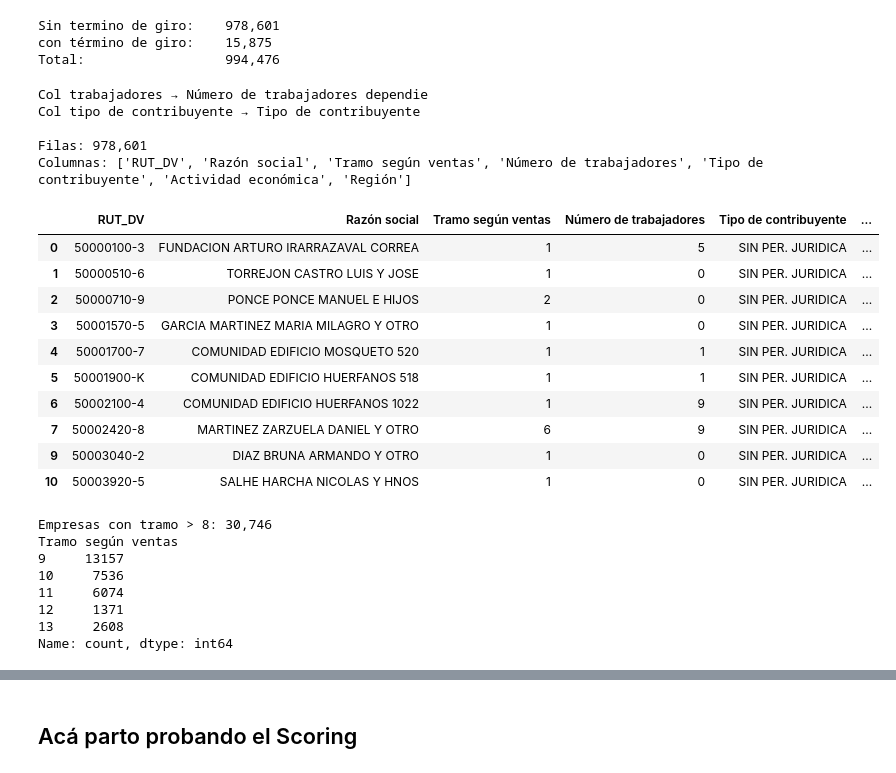
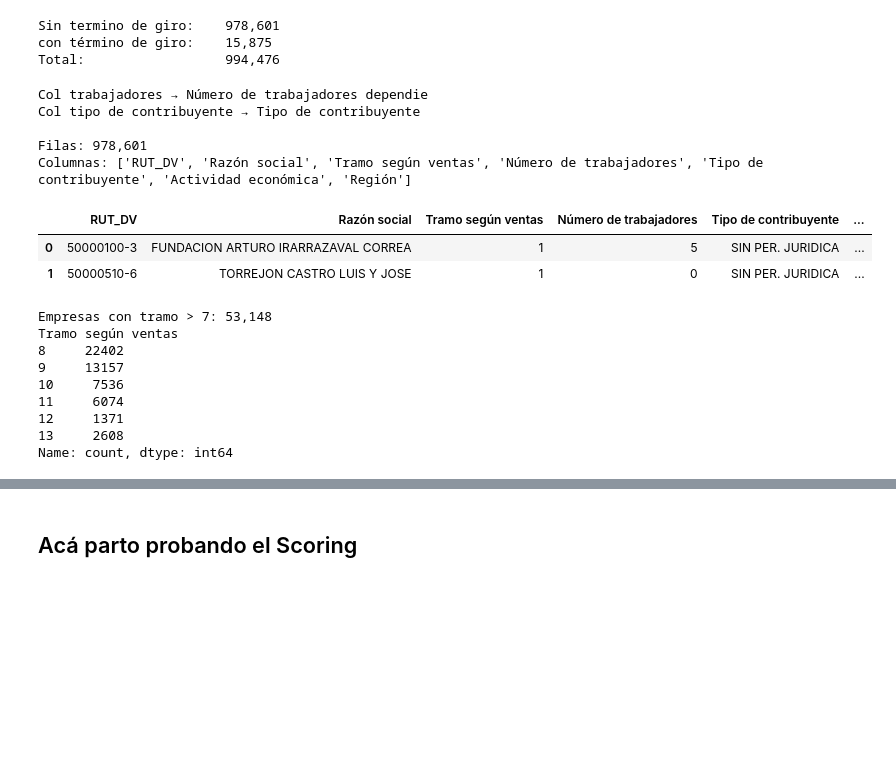
Before and after one commit to jpzepedanunez/Plutto-AutoOutbound, a Jupyter notebook: Sii folder/SII.ipynb, the cells around one changed output, grey strips where cells are left out. Saved outputs shown, nothing was run; the diff lists cells and outputs as text; code cells hidden in the pictures; blank space fills up the shorter version.

```diff
--- a/Sii folder/SII.ipynb
+++ b/Sii folder/SII.ipynb
@@ -64,53 +97,46 @@ col_tipo = next((c for c in df_funcionando.columns if "tipo" in c.lower() and "c
 
 print(f"Col trabajadores → {col_trabajadores}")
 print(f"Col tipo de contribuyente → {col_tipo}")
 
 # Columnas a mantener (en orden)
 cols_finales = ["RUT_DV", "Razón social", "Tramo según ventas", col_trabajadores, col_tipo, "Actividad económica", "Región"]
 cols_finales = [c for c in cols_finales if c is not None]  # eliminar None si no existe la columna
 
 df_final = df_funcionando[cols_finales].copy()
 
 # Renombrar para mayor claridad
 rename_map = {
     col_trabajadores: "Número de trabajadores",
 }
 if col_tipo:
     rename_map[col_tipo] = "Tipo de contribuyente"
 
 df_final = df_final.rename(columns=rename_map)
 
 print(f"\nFilas: {len(df_final):,}")
 print(f"Columnas: {list(df_final.columns)}")
-df_final.head(10)
+
+df_final.head(2)
 # %% [output]
 Col trabajadores → Número de trabajadores dependie
 Col tipo de contribuyente → Tipo de contribuyente
 
 Filas: 978,601
 Columnas: ['RUT_DV', 'Razón social', 'Tramo según ventas', 'Número de trabajadores', 'Tipo de contribuyente', 'Actividad económica', 'Región']
 |  | RUT_DV | Razón social | Tramo según ventas | Número de trabajadores | Tipo de contribuyente | ... |
 | 0 | 50000100-3 | FUNDACION ARTURO IRARRAZAVAL CORREA | 1 | 5 | SIN PER. JURIDICA | ... |
 | 1 | 50000510-6 | TORREJON CASTRO LUIS Y JOSE | 1 | 0 | SIN PER. JURIDICA | ... |
-| 2 | 50000710-9 | PONCE PONCE MANUEL E HIJOS | 2 | 0 | SIN PER. JURIDICA | ... |
-| 3 | 50001570-5 | GARCIA MARTINEZ MARIA MILAGRO Y OTRO | 1 | 0 | SIN PER. JURIDICA | ... |
-| 4 | 50001700-7 | COMUNIDAD EDIFICIO MOSQUETO 520 | 1 | 1 | SIN PER. JURIDICA | ... |
-| 5 | 50001900-K | COMUNIDAD EDIFICIO HUERFANOS 518 | 1 | 1 | SIN PER. JURIDICA | ... |
-| 6 | 50002100-4 | COMUNIDAD EDIFICIO HUERFANOS 1022 | 1 | 9 | SIN PER. JURIDICA | ... |
-| 7 | 50002420-8 | MARTINEZ ZARZUELA DANIEL Y OTRO | 6 | 9 | SIN PER. JURIDICA | ... |
-| 9 | 50003040-2 | DIAZ BRUNA ARMANDO Y OTRO | 1 | 0 | SIN PER. JURIDICA | ... |
-| 10 | 50003920-5 | SALHE HARCHA NICOLAS Y HNOS | 1 | 0 | SIN PER. JURIDICA | ... |
 # %%
-# Empresas con tramo según ventas > 8 (medians, grandes y muy grandes)
+# Empresas con tramo según ventas > 7 (pequeñas, medianas, grandes y muy grandes)
 
-df_grandes = df_final[df_final["Tramo según ventas"] > 8].copy()
+df_grandes = df_final[df_final["Tramo según ventas"] > 7].copy()
 
-print(f"Empresas con tramo > 8: {len(df_grandes):,}")
-# print()
+print(f"Empresas con tramo > 7: {len(df_grandes):,}")
 print(df_grandes["Tramo según ventas"].value_counts().sort_index())
 # %% [output]
-Empresas con tramo > 8: 30,746
+Empresas con tramo > 7: 53,148
 Tramo según ventas
+8     22402
 9     13157
 10     7536
 11     6074
```
Also changed, not shown: parts of 11 cells of this notebook, 20 other files.
